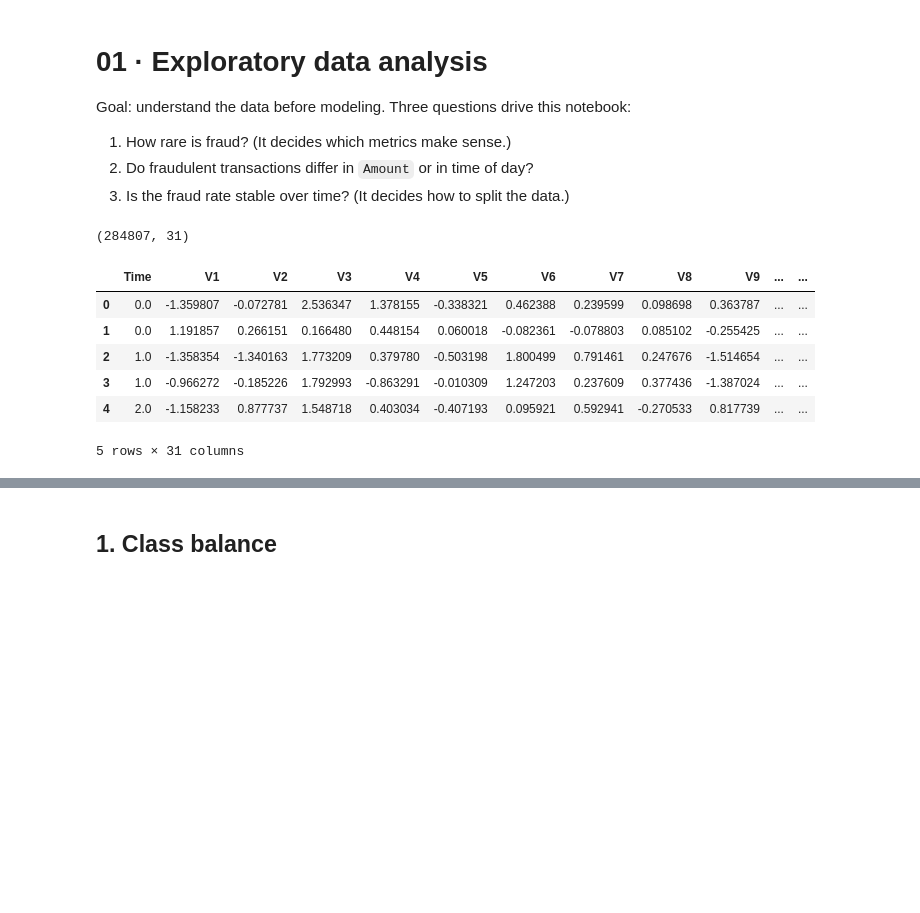
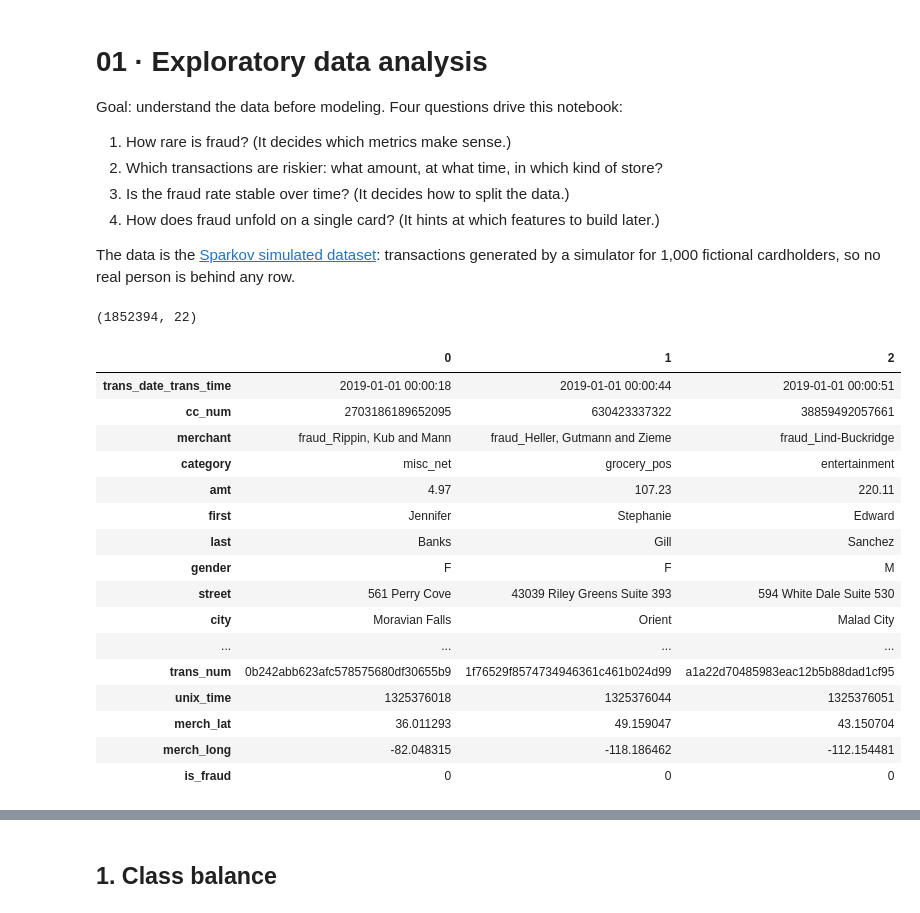
Before and after one commit to felipersas/fraud-detection, a Jupyter notebook: notebooks/01_eda.ipynb, the cells around one changed output, grey strips where cells are left out. Cells and saved outputs as stored; diff of their text form; code cells hidden in the pictures; blank space fills up the shorter version.

```diff
--- a/notebooks/01_eda.ipynb
+++ b/notebooks/01_eda.ipynb
@@ -1,11 +1,14 @@
 # %% [markdown]
 # 01 · Exploratory data analysis
 
-Goal: understand the data before modeling. Three questions drive this notebook:
+Goal: understand the data before modeling. Four questions drive this notebook:
 
 1. How rare is fraud? (It decides which metrics make sense.)
-2. Do fraudulent transactions differ in `Amount` or in time of day?
+2. Which transactions are riskier: what amount, at what time, in which kind of store?
 3. Is the fraud rate stable over time? (It decides how to split the data.)
+4. How does fraud unfold on a single card? (It hints at which features to build later.)
+
+The data is the [Sparkov simulated dataset](https://www.kaggle.com/datasets/kartik2112/fraud-detection): transactions generated by a simulator for 1,000 fictional cardholders, so no real person is behind any row.
 # %%
 import sys
 from pathlib import Path
@@ -30,17 +37,27 @@ plt.rcParams.update({
     "figure.dpi": 110,
 })
 # %%
-from src.data import TARGET, load_raw
+from src.data import TARGET, TIME, load_raw
 
 df = load_raw()
 print(df.shape)
-df.head()
+df.head(3).T
 # %% [output]
-(284807, 31)
+(1852394, 22)
-|  | Time | V1 | V2 | V3 | V4 | V5 | V6 | V7 | V8 | V9 | ... | ... |
-| 0 | 0.0 | -1.359807 | -0.072781 | 2.536347 | 1.378155 | -0.338321 | 0.462388 | 0.239599 | 0.098698 | 0.363787 | ... | ... |
-| 1 | 0.0 | 1.191857 | 0.266151 | 0.166480 | 0.448154 | 0.060018 | -0.082361 | -0.078803 | 0.085102 | -0.255425 | ... | ... |
-| 2 | 1.0 | -1.358354 | -1.340163 | 1.773209 | 0.379780 | -0.503198 | 1.800499 | 0.791461 | 0.247676 | -1.514654 | ... | ... |
-| 3 | 1.0 | -0.966272 | -0.185226 | 1.792993 | -0.863291 | -0.010309 | 1.247203 | 0.237609 | 0.377436 | -1.387024 | ... | ... |
-| 4 | 2.0 | -1.158233 | 0.877737 | 1.548718 | 0.403034 | -0.407193 | 0.095921 | 0.592941 | -0.270533 | 0.817739 | ... | ... |
+|  | 0 | 1 | 2 |
+| trans_date_trans_time | 2019-01-01 00:00:18 | 2019-01-01 00:00:44 | 2019-01-01 00:00:51 |
+| cc_num | 2703186189652095 | 630423337322 | 38859492057661 |
+| merchant | fraud_Rippin, Kub and Mann | fraud_Heller, Gutmann and Zieme | fraud_Lind-Buckridge |
+| category | misc_net | grocery_pos | entertainment |
+| amt | 4.97 | 107.23 | 220.11 |
+| first | Jennifer | Stephanie | Edward |
+| last | Banks | Gill | Sanchez |
+| gender | F | F | M |
+| street | 561 Perry Cove | 43039 Riley Greens Suite 393 | 594 White Dale Suite 530 |
+| city | Moravian Falls | Orient | Malad City |
+| ... | ... | ... | ... |
+| trans_num | 0b242abb623afc578575680df30655b9 | 1f76529f8574734946361c461b024d99 | a1a22d70485983eac12b5b88dad1cf95 |
+| unix_time | 1325376018 | 1325376044 | 1325376051 |
+| merch_lat | 36.011293 | 49.159047 | 43.150704 |
+| merch_long | -82.048315 | -118.186462 | -112.154481 |
+| is_fraud | 0 | 0 | 0 |
-5 rows × 31 columns
```
Also changed, not shown: parts of 38 cells of this notebook, 13 other files.
